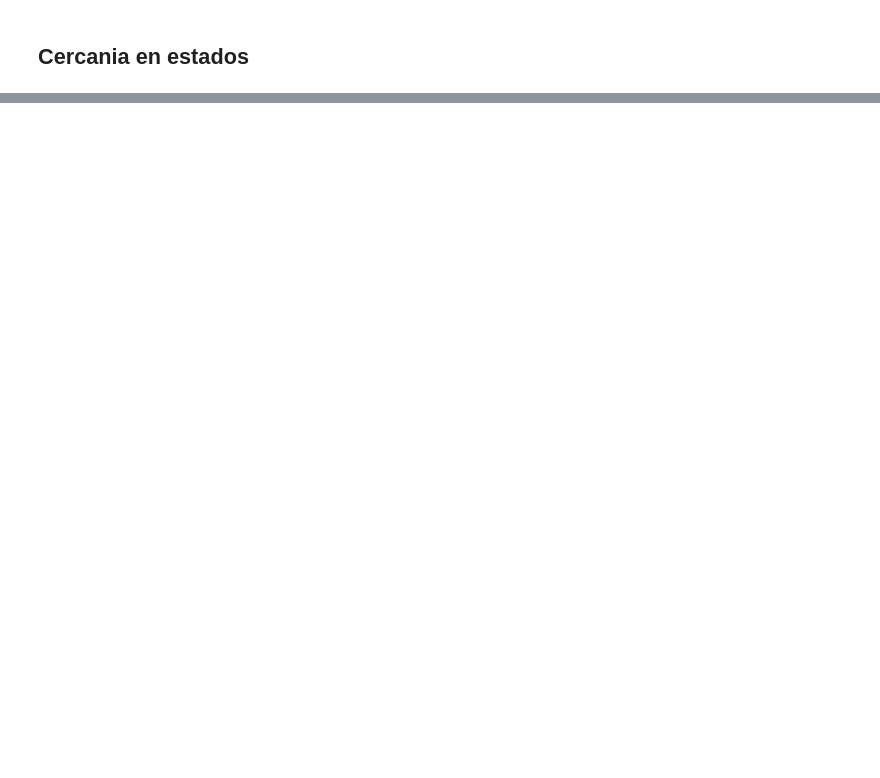
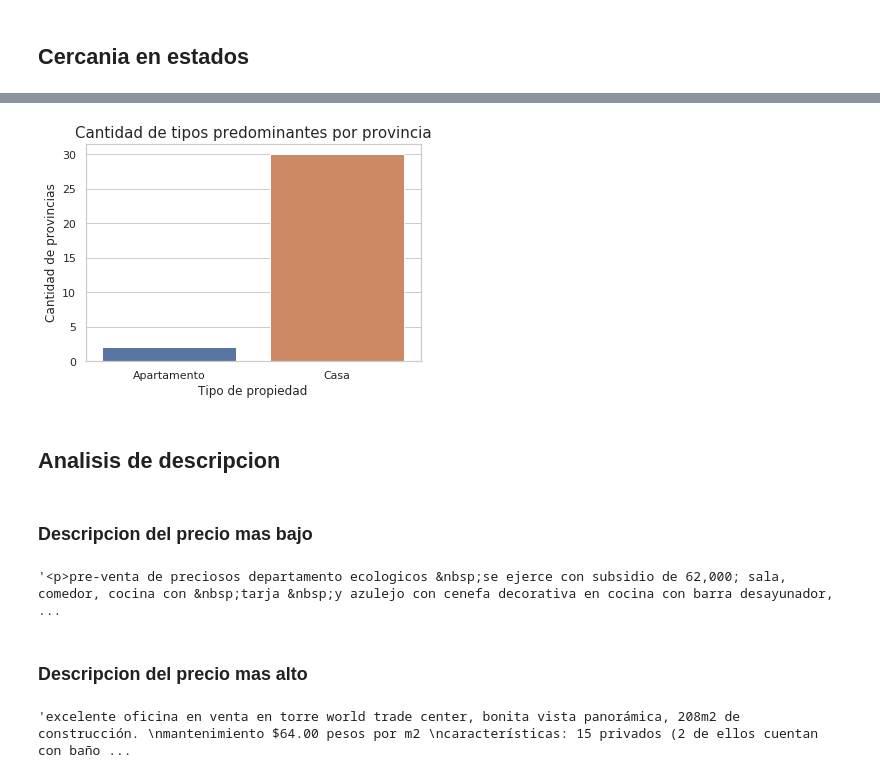
Before and after one commit to alepenaa94/Datos1-2C-2019, a Jupyter notebook: DATOS.ipynb, the cells around one changed output, grey strips where cells are left out. Drawn from its saved outputs; the diff is of its cells as text; code cells hidden in the pictures; blank space fills up the shorter version.

Commit message:
Agrego columna preventa. Un grafico mas. Y algunas cosas de configuracion de pandas

```diff
--- a/DATOS.ipynb
+++ b/DATOS.ipynb
@@ -926,0 +929,27 @@ g.set_ylabel("Estado", fontsize=18);
+# %%
+tipo_predominante_por_provincia = df.groupby(['provincia','tipodepropiedad']).agg({'id':'count'}).reset_index()
+tipo_predominante_por_provincia.columns = ['provincia', 'tipodepropiedad', 'count']
+tipo_predominante_por_provincia = tipo_predominante_por_provincia.loc[tipo_predominante_por_provincia.groupby(['provincia'])['count'].idxmax()].loc[:,['provincia', 'tipodepropiedad']]
+tipo_predominante_por_provincia = tipo_predominante_por_provincia.groupby('tipodepropiedad').agg({'provincia':'count'}).reset_index()
+tipo_predominante_por_provincia = tipo_predominante_por_provincia.loc[tipo_predominante_por_provincia['provincia'] != 0,:]
+tipo_predominante_por_provincia['tipodepropiedad'] = tipo_predominante_por_provincia['tipodepropiedad'].astype('object')
+g = sns.barplot(y=tipo_predominante_por_provincia['provincia'], x=tipo_predominante_por_provincia['tipodepropiedad'])
+g.set_title("Cantidad de tipos predominantes por provincia", fontsize=15)
+g.set_xlabel("Tipo de propiedad", fontsize=12)
+g.set_ylabel("Cantidad de provincias", fontsize=12);
+# %% [output]
+[figure, added]
+# %% [markdown]
+## Analisis de descripcion
+# %% [markdown]
+### Descripcion del precio mas bajo
+# %%
+df.loc[df['precio'].idxmin()]['descripcion']
+# %% [output]
+'<p>pre-venta de preciosos departamento ecologicos &nbsp;se ejerce con subsidio de 62,000; sala, comedor, cocina con &nbsp;tarja &nbsp;y azulejo con cenefa decorativa en cocina con barra desayunador,  ...
+# %% [markdown]
+### Descripcion del precio mas alto
+# %%
+df.loc[df['precio'].idxmax()]['descripcion']
+# %% [output]
+'excelente oficina en venta en torre world trade center, bonita vista panorámica, 208m2 de construcción. \nmantenimiento $64.00 pesos por m2 \ncaracterísticas: 15 privados (2 de ellos cuentan con baño ...
```
Also changed, not shown: parts of 60 cells of this notebook.
